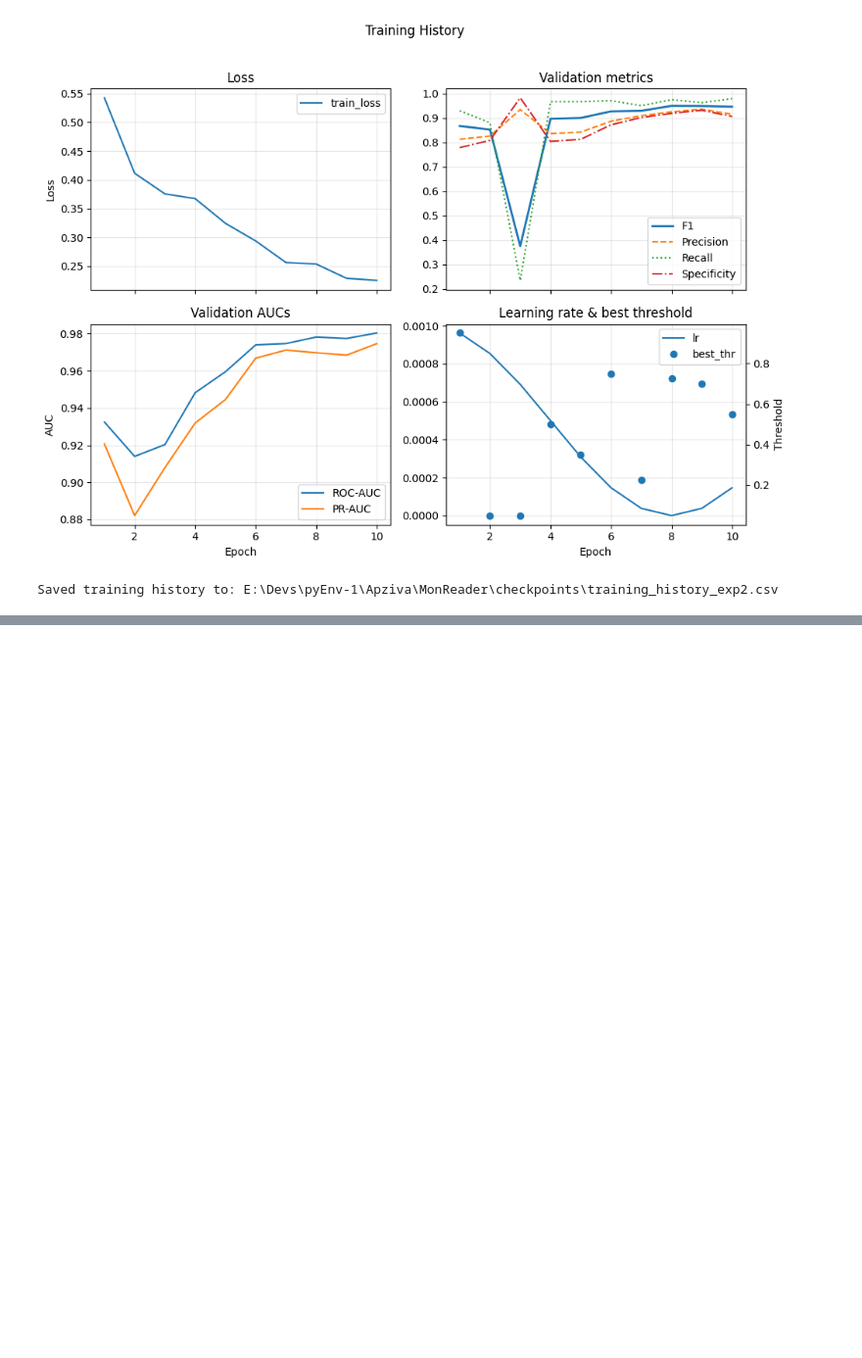
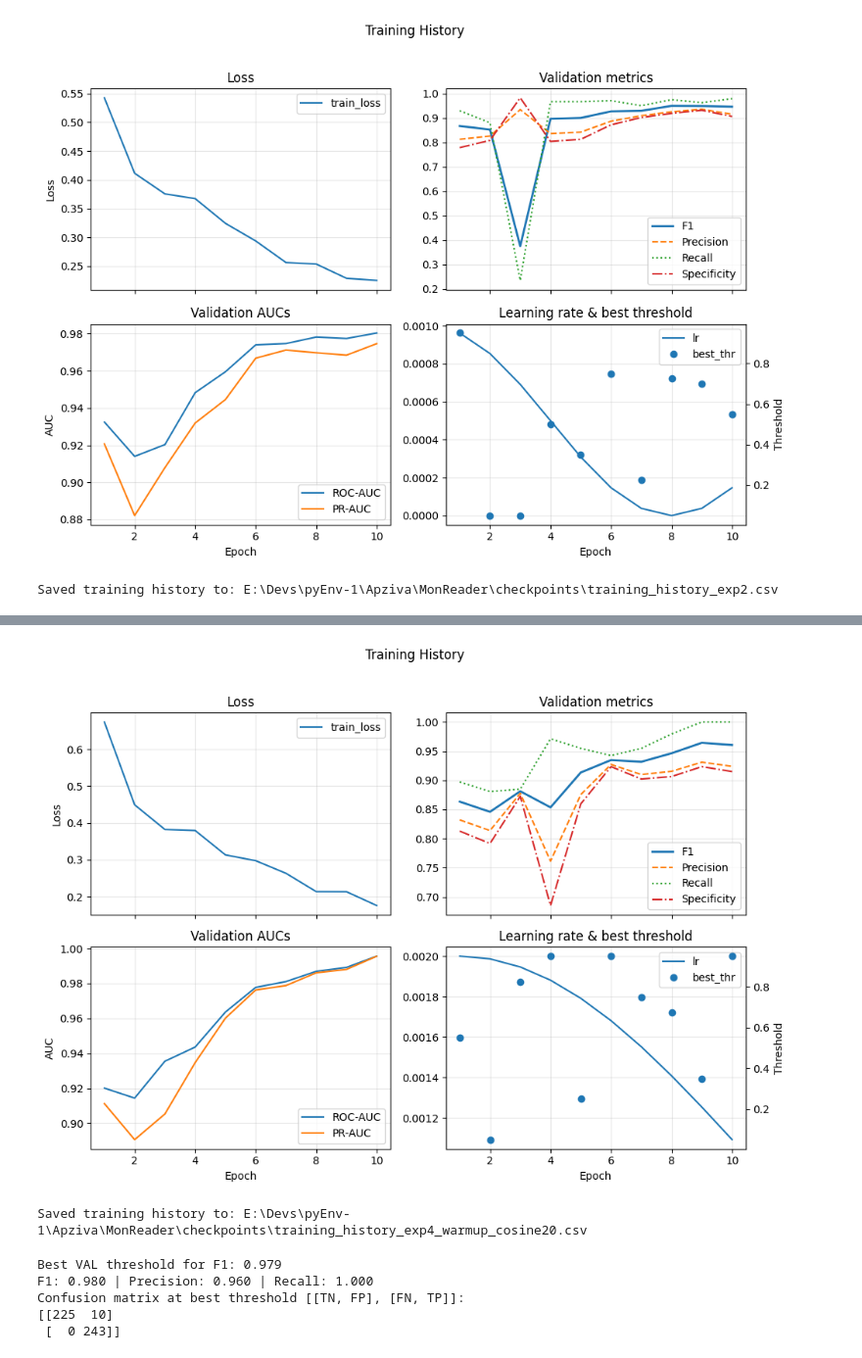
Before and after one commit to FederCO23/MonReader, a Jupyter notebook: FedeNet_lib_exploration.ipynb, the cells around one changed output, grey strips where cells are left out. Shown at 98% size. Drawn from its saved outputs; the diff is of its cells as text; code cells hidden in the pictures; blank space fills up the shorter version.

Commit message:
Add the 4th and final experiment (AdamW with Warmup + CosineAnnealingLR)

```diff
--- a/FedeNet_lib_exploration.ipynb
+++ b/FedeNet_lib_exploration.ipynb
@@ -772,0 +961,39 @@ save_training_history(history_exp3, file="training_history_exp3")
+# %%
+# Instantiate a new model
+model_exp4 = FedeNetTiny(in_ch=7).to(device)
+# %%
+optimizer_exp4 = optim.AdamW(
+    model_exp4.parameters(),
+    lr=2e-3,
+    weight_decay=1e-4,
+    betas=(0.9, 0.999)
+)
+# %%
+warmup_epochs = 1
+total_epochs  = 20
+
+sched_warmup  = LinearLR(optimizer_exp4, start_factor=0.1, end_factor=1.0, total_iters=warmup_epochs)
+sched_cosine  = CosineAnnealingLR(optimizer_exp4, T_max=total_epochs - warmup_epochs, eta_min=2e-5)
+
+scheduler_exp4 = SequentialLR(
+    optimizer_exp4,
+    schedulers=[sched_warmup, sched_cosine],
+    milestones=[warmup_epochs],
+    last_epoch=-1
+)
+# %%
+# call training loop using optimizer_exp4
+history_exp4 = train_model(
+    model=model_exp4,
+    train_loader=train_loader,
+    val_loader=val_loader,
+    device=device,
+    optimizer=optimizer_exp4,
+    scheduler=scheduler_exp4,
+    criterion=criterion,
+    scaler=scaler,
+    epochs=10,
+    checkpoint_dir=Path("checkpoints"),
+    experiment_name="exp4",
+    best_f1_init=-1.0
+)
@@ -772,0 +1025,16 @@ save_training_history(history_exp3, file="training_history_exp3")
+# %%
+print_training_history(history_exp4)
+# %% [output]
+[figure, added]
+# %%
+save_training_history(history_exp4, file="training_history_exp4_warmup_cosine20")
+# %% [output]
+Saved training history to: E:\Devs\pyEnv-1\Apziva\MonReader\checkpoints\training_history_exp4_warmup_cosine20.csv
+# %%
+best_thr_exp4 = find_best_threshold_on_val(model_exp4, val_loader, device)
+# %% [output]
+Best VAL threshold for F1: 0.979
+F1: 0.980 | Precision: 0.960 | Recall: 1.000
+Confusion matrix at best threshold [[TN, FP], [FN, TP]]:
+[[225  10]
+ [  0 243]]
```
Also changed, not shown: parts of 26 cells of this notebook.
